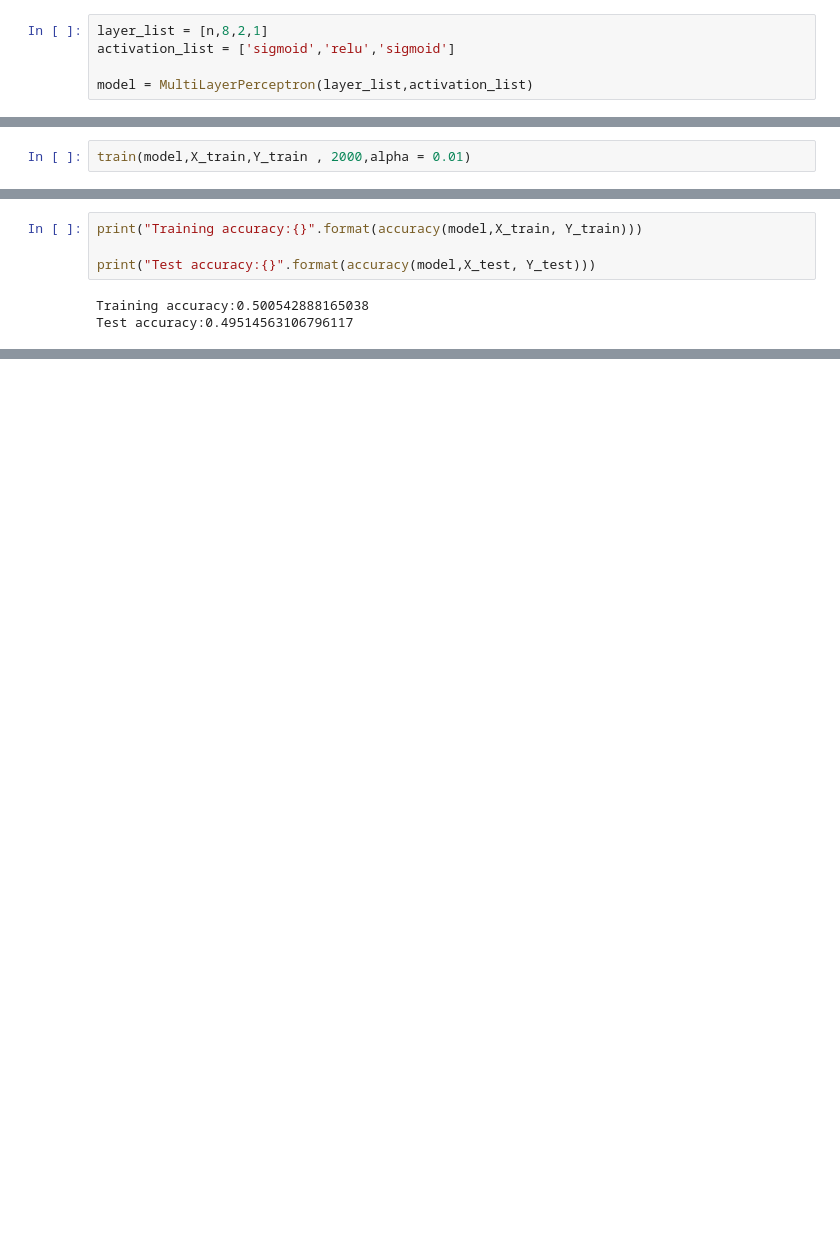
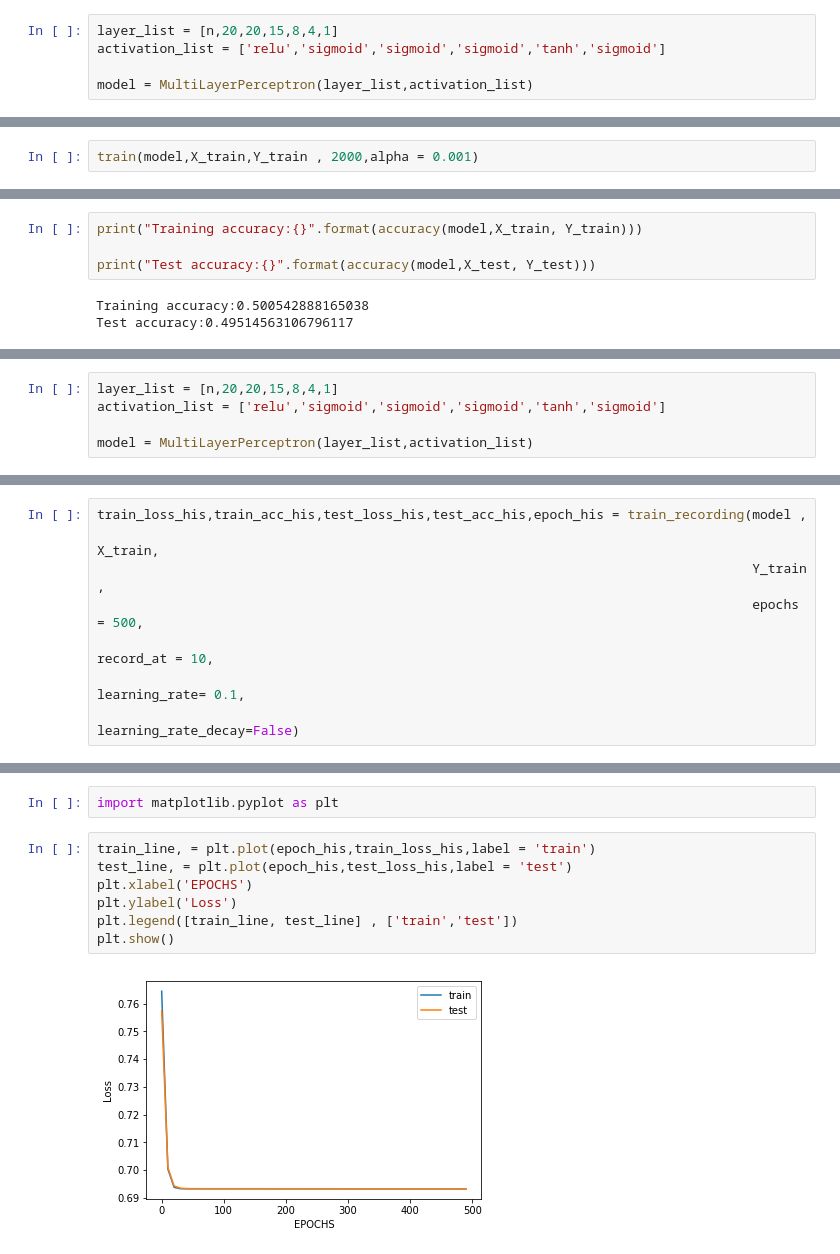
Before and after one commit to bgargi/Neural-Network-Assignments, a Jupyter notebook: Assignment-3/Perceptron.ipynb, the cells around one changed output, grey strips where cells are left out. Saved outputs shown, nothing was run; the diff lists cells and outputs as text; blank space fills up the shorter version.

Commit message:
Added plots

```diff
--- a/Assignment-3/Perceptron.ipynb
+++ b/Assignment-3/Perceptron.ipynb
@@ -144,8 +147,8 @@ Y_test.shape
 # %% [output]
 (103, 1)
 # %%
-layer_list = [n,8,2,1]
-activation_list = ['sigmoid','relu','sigmoid']
+layer_list = [n,20,20,15,8,4,1]
+activation_list = ['relu','sigmoid','sigmoid','sigmoid','tanh','sigmoid']
 
 model = MultiLayerPerceptron(layer_list,activation_list)
 # %% [output]
@@ -158,3 +167,3 @@ model = MultiLayerPerceptron(layer_list,activation_list)
 # %%
-train(model,X_train,Y_train , 2000,alpha = 0.01)
+train(model,X_train,Y_train , 2000,alpha = 0.001)
 # %% [output]
@@ -168,0 +240,5 @@ Test accuracy:0.49514563106796117
+# %%
+layer_list = [n,20,20,15,8,4,1]
+activation_list = ['relu','sigmoid','sigmoid','sigmoid','tanh','sigmoid']
+
+model = MultiLayerPerceptron(layer_list,activation_list)
@@ -168,0 +258,8 @@ Test accuracy:0.49514563106796117
+# %%
+train_loss_his,train_acc_his,test_loss_his,test_acc_his,epoch_his = train_recording(model ,
+                                                                                    X_train,
+                                                                                    Y_train ,
+                                                                                    epochs = 500,
+                                                                                    record_at = 10,
+                                                                                    learning_rate= 0.1,
+                                                                                    learning_rate_decay=False)
@@ -168,0 +284,11 @@ Test accuracy:0.49514563106796117
+# %%
+import matplotlib.pyplot as plt
+# %%
+train_line, = plt.plot(epoch_his,train_loss_his,label = 'train')
+test_line, = plt.plot(epoch_his,test_loss_his,label = 'test')
+plt.xlabel('EPOCHS')
+plt.ylabel('Loss')
+plt.legend([train_line, test_line] , ['train','test'])
+plt.show()
+# %% [output]
+[figure, added]
```
Also changed, not shown: parts of 10 cells of this notebook, 1 other file.
